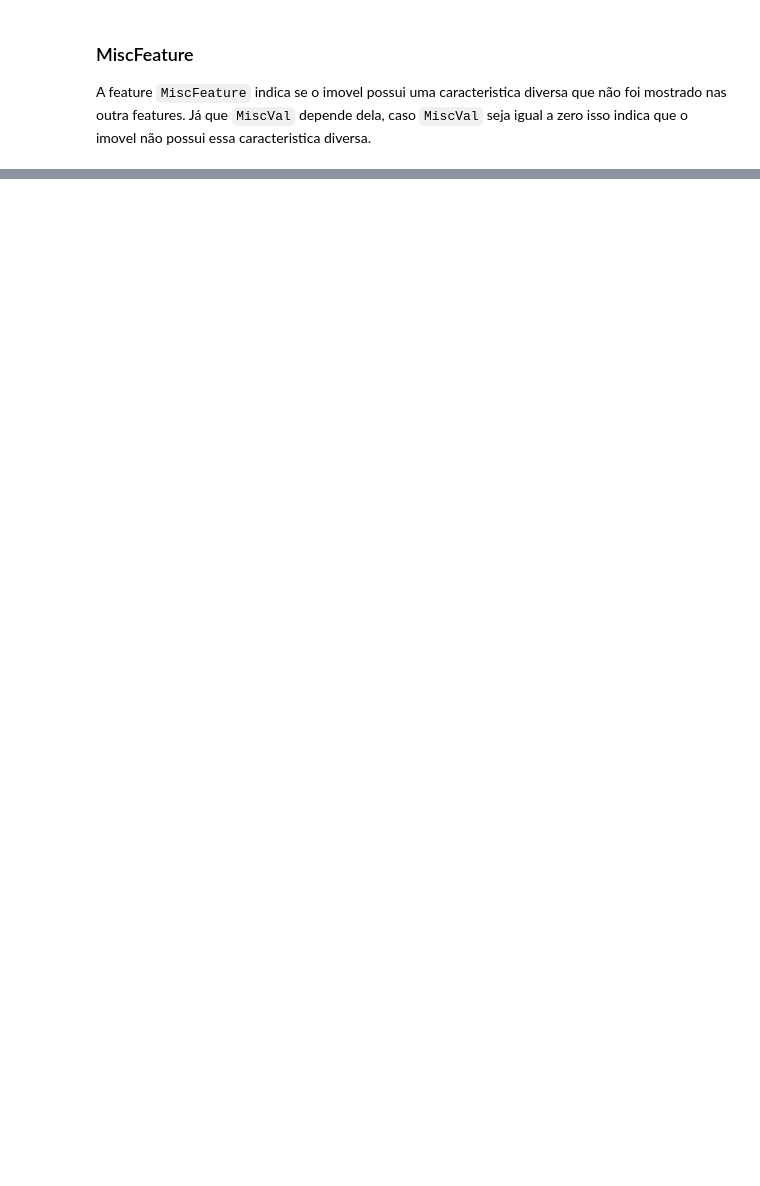
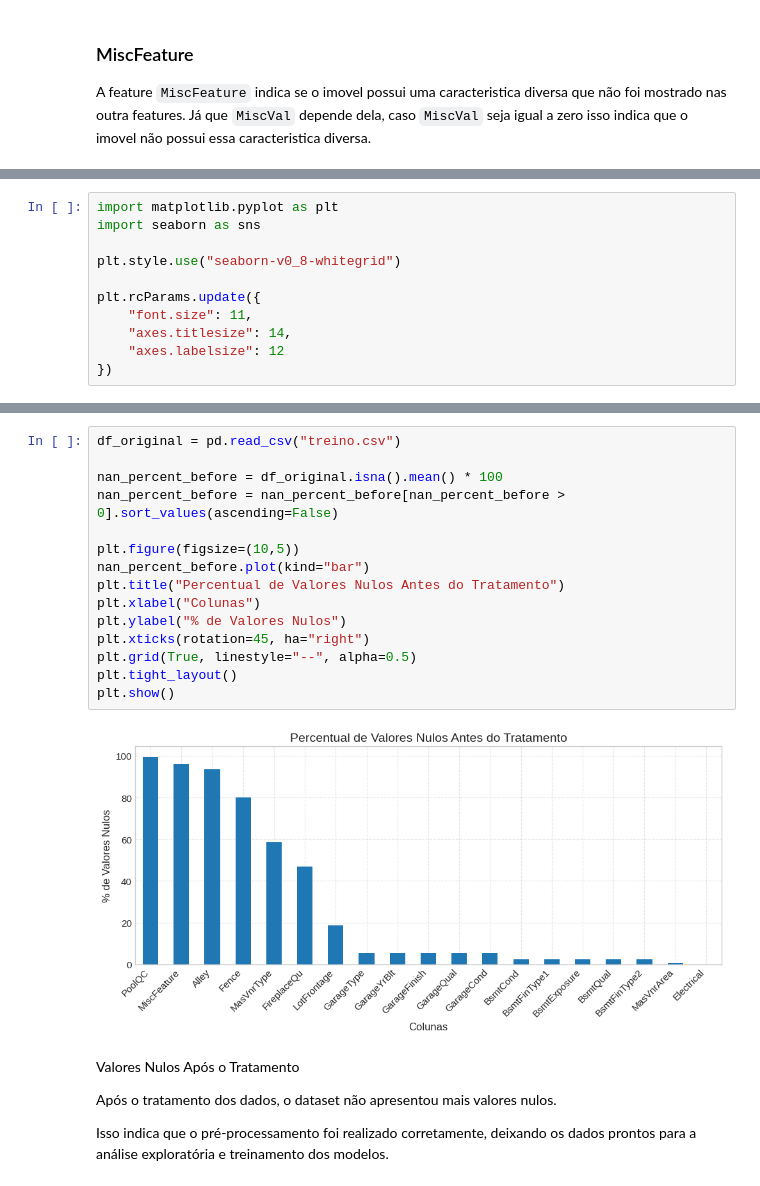
Before and after one commit to AlvesAlbano/ames-housing-aprendizado-maquina, a Jupyter notebook: eda.ipynb, the cells around one changed output, grey strips where cells are left out. Cells and saved outputs as stored; diff of their text form; blank space fills up the shorter version.

```diff
--- a/eda.ipynb
+++ b/eda.ipynb
@@ -497,0 +844,11 @@ df_treino.to_csv("./data/treino_norm.csv",index=False)
+# %%
+import matplotlib.pyplot as plt
+import seaborn as sns
+
+plt.style.use("seaborn-v0_8-whitegrid")
+
+plt.rcParams.update({
+    "font.size": 11,
+    "axes.titlesize": 14,
+    "axes.labelsize": 12
+})
@@ -497,0 +875,23 @@ df_treino.to_csv("./data/treino_norm.csv",index=False)
+# %%
+df_original = pd.read_csv("treino.csv")
+
+nan_percent_before = df_original.isna().mean() * 100
+nan_percent_before = nan_percent_before[nan_percent_before > 0].sort_values(ascending=False)
+
+plt.figure(figsize=(10,5))
+nan_percent_before.plot(kind="bar")
+plt.title("Percentual de Valores Nulos Antes do Tratamento")
+plt.xlabel("Colunas")
+plt.ylabel("% de Valores Nulos")
+plt.xticks(rotation=45, ha="right")
+plt.grid(True, linestyle="--", alpha=0.5)
+plt.tight_layout()
+plt.show()
+# %% [output]
+[figure, added]
+# %% [markdown]
+Valores Nulos Após o Tratamento
+
+Após o tratamento dos dados, o dataset não apresentou mais valores nulos.
+
+Isso indica que o pré-processamento foi realizado corretamente, deixando os dados prontos para a análise exploratória e treinamento dos modelos.
```
Also changed, not shown: parts of 91 cells of this notebook, 13 other files.
